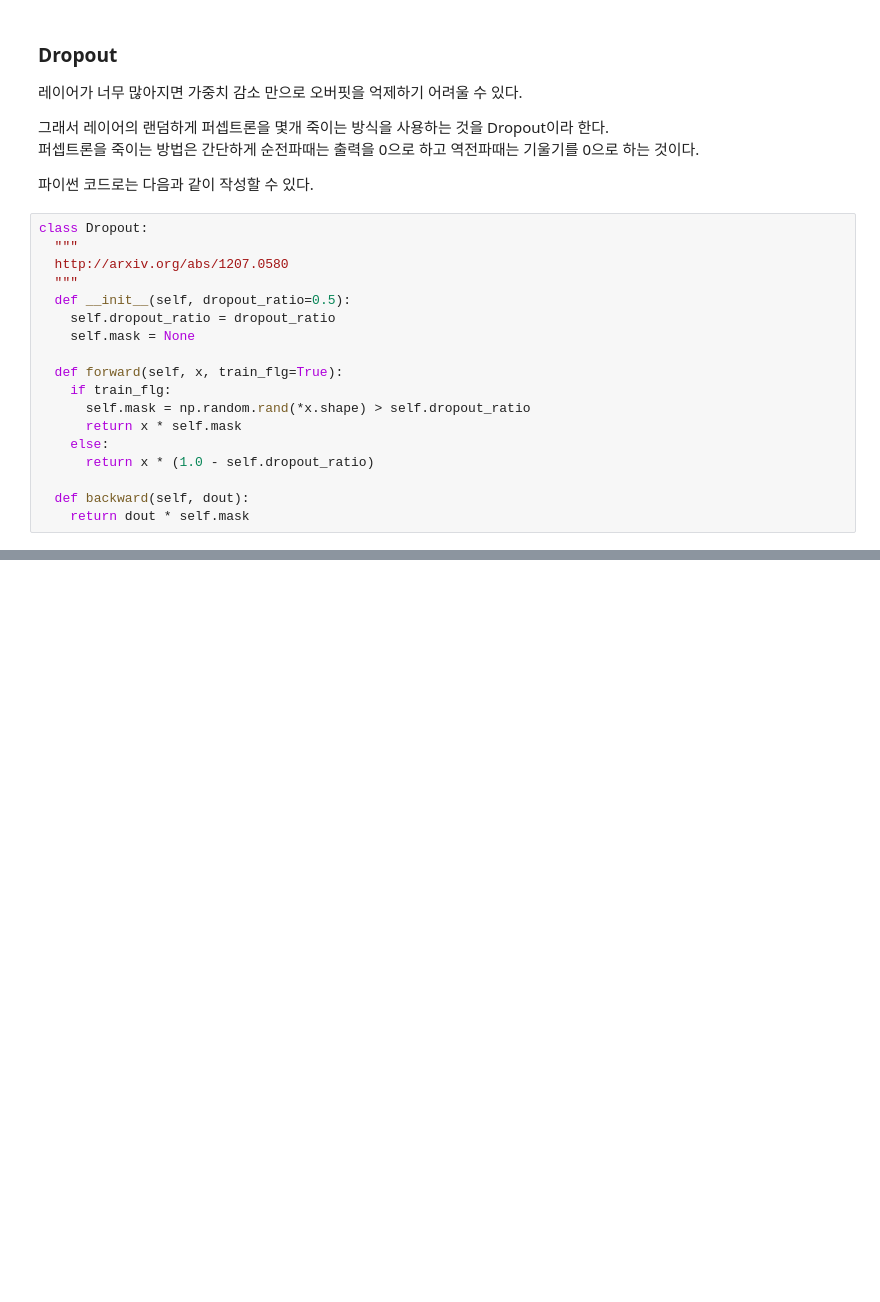
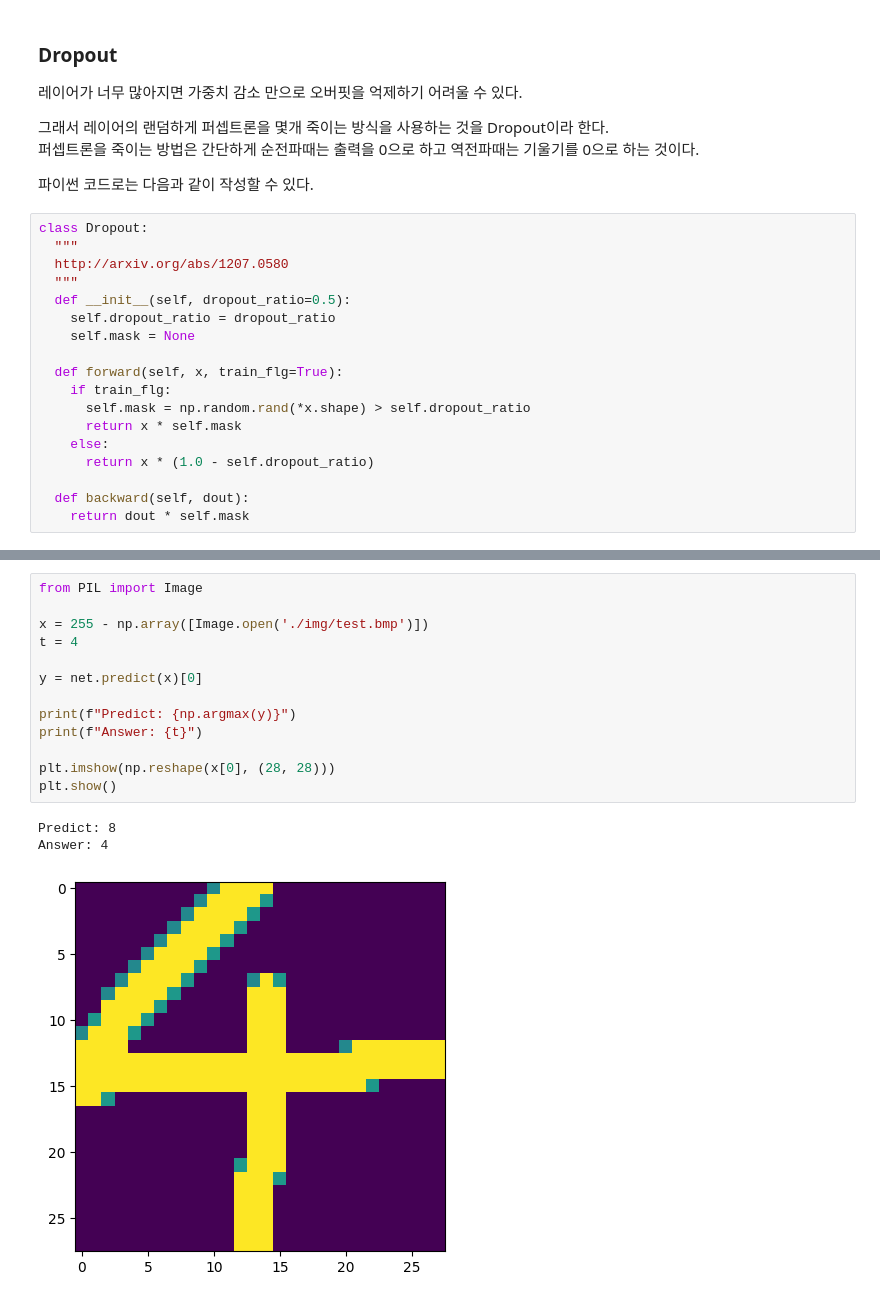
Before and after one commit to pmh-only/dl-learn, a Jupyter notebook: main.ipynb, the cells around one changed output, grey strips where cells are left out. Saved outputs shown, nothing was run; the diff lists cells and outputs as text; blank space fills up the shorter version.

```diff
--- a/main.ipynb
+++ b/main.ipynb
@@ -1798,0 +1804,17 @@ class Dropout:
+# %%
+from PIL import Image
+
+x = 255 - np.array([Image.open('./img/test.bmp')])
+t = 4
+
+y = net.predict(x)[0]
+
+print(f"Predict: {np.argmax(y)}")
+print(f"Answer: {t}")
+
+plt.imshow(np.reshape(x[0], (28, 28)))
+plt.show()
+# %% [output]
+Predict: 8
+Answer: 4
+[figure, added]
```
Also changed, not shown: parts of 15 cells of this notebook, 2 other files.
